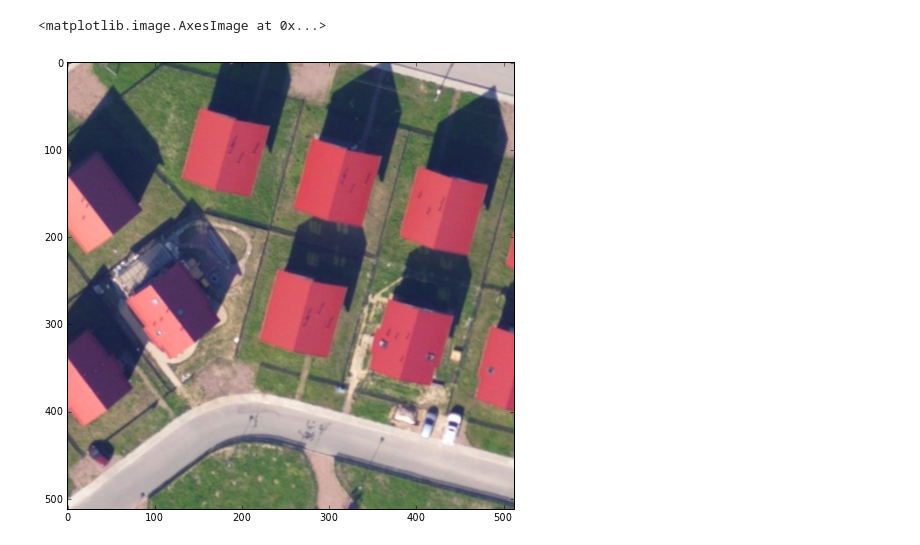
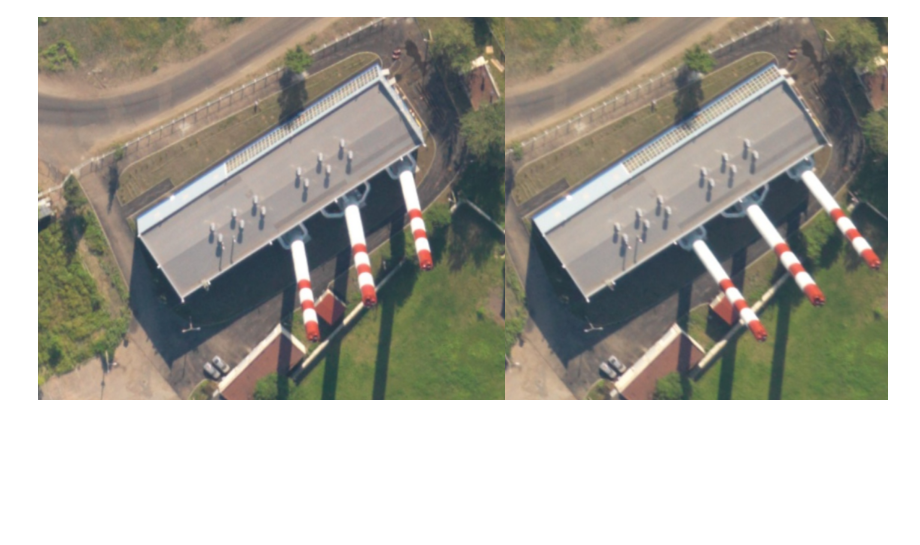
Before and after one commit to znah/notebooks, a Jupyter notebook: cost_volume.ipynb, the cells around one changed output. Cells and saved outputs as stored; diff of their text form; code cells hidden in the pictures; blank space fills up the shorter version.

```diff
--- a/cost_volume.ipynb
+++ b/cost_volume.ipynb
@@ -20,11 +21,11 @@ dnum = dmax-dmin
 
 img_l = img_l[y0:,x0:][:h,:w]
 img_r = img_r[y0:,x0-dmax:][:h,:w+dnum]
-# %%
-imshow(img_l[...,::-1])
-# %% [output]
-<matplotlib.image.AxesImage at 0x...>
-[figure, removed]
+# %%
+vis = hstack([img_r, img_l])
+showarray(vis[...,::-1])
+# %% [output]
+[figure, added]
 # %%
 def cost_rgb(img_l, img_r, dnum):
     h, w = img_l.shape[:2]
```
Also changed, not shown: parts of 8 cells of this notebook, 2 other files.
